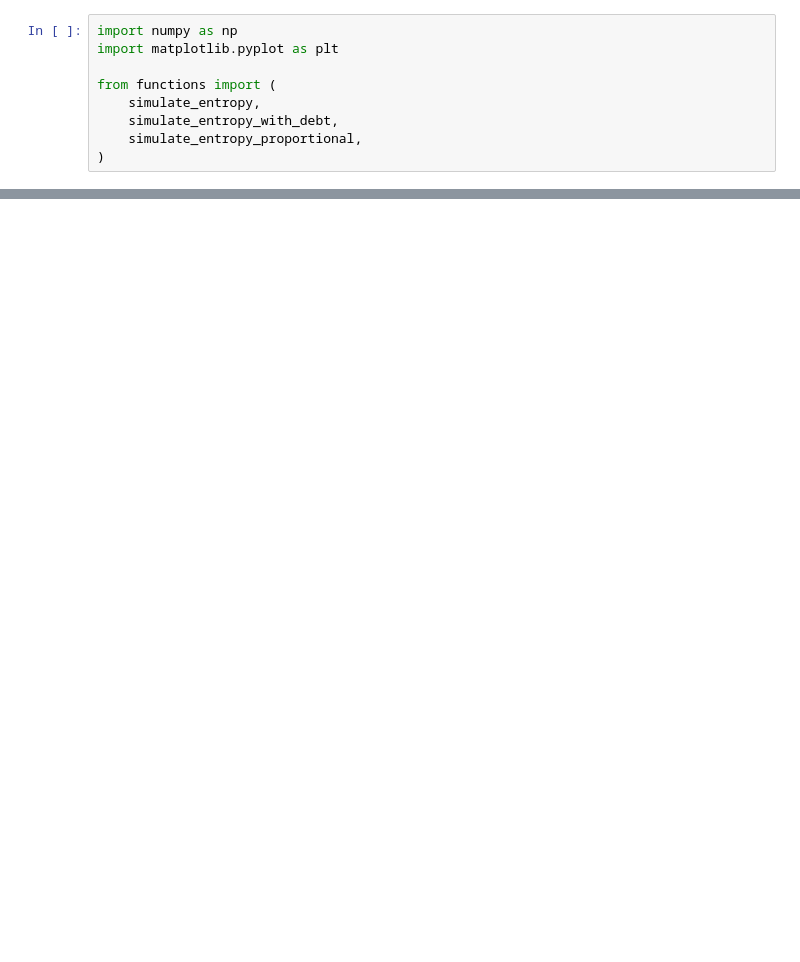
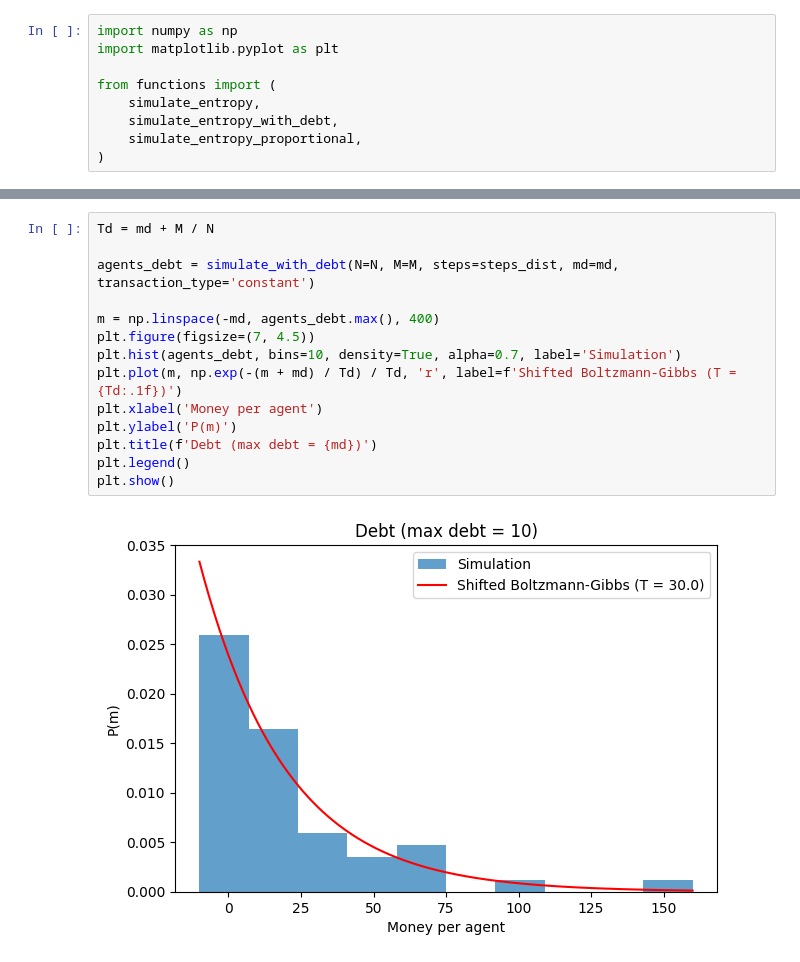
Before and after one commit to giacomells/Statistical-Mechanics-of-Money, a Jupyter notebook: EntropyComparison.ipynb, the cells around one changed output, grey strips where cells are left out. Drawn from its saved outputs; the diff is of its cells as text; blank space fills up the shorter version.

```diff
--- a/EntropyComparison.ipynb
+++ b/EntropyComparison.ipynb
@@ -46,0 +67,16 @@ plt.show()
+# %%
+Td = md + M / N
+
+agents_debt = simulate_with_debt(N=N, M=M, steps=steps_dist, md=md, transaction_type='constant')
+
+m = np.linspace(-md, agents_debt.max(), 400)
+plt.figure(figsize=(7, 4.5))
+plt.hist(agents_debt, bins=10, density=True, alpha=0.7, label='Simulation')
+plt.plot(m, np.exp(-(m + md) / Td) / Td, 'r', label=f'Shifted Boltzmann-Gibbs (T = {Td:.1f})')
+plt.xlabel('Money per agent')
+plt.ylabel('P(m)')
+plt.title(f'Debt (max debt = {md})')
+plt.legend()
+plt.show()
+# %% [output]
+[figure, added]
```
Also changed, not shown: parts of 5 cells of this notebook, 8 other files.
